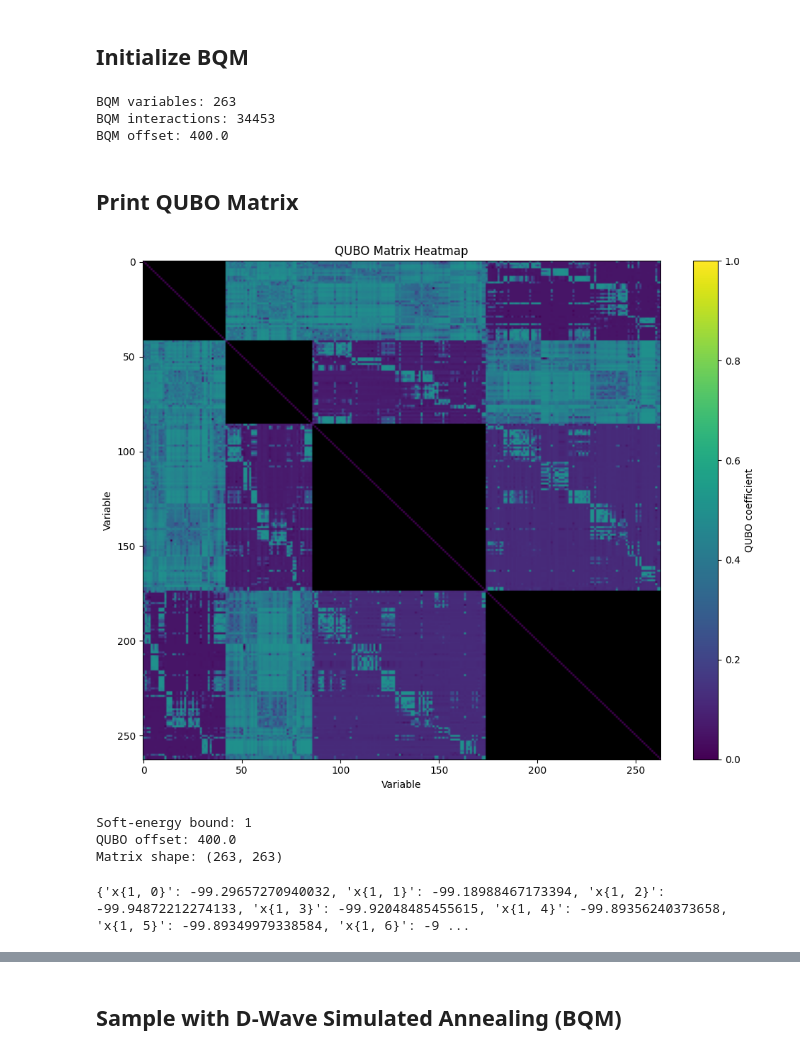
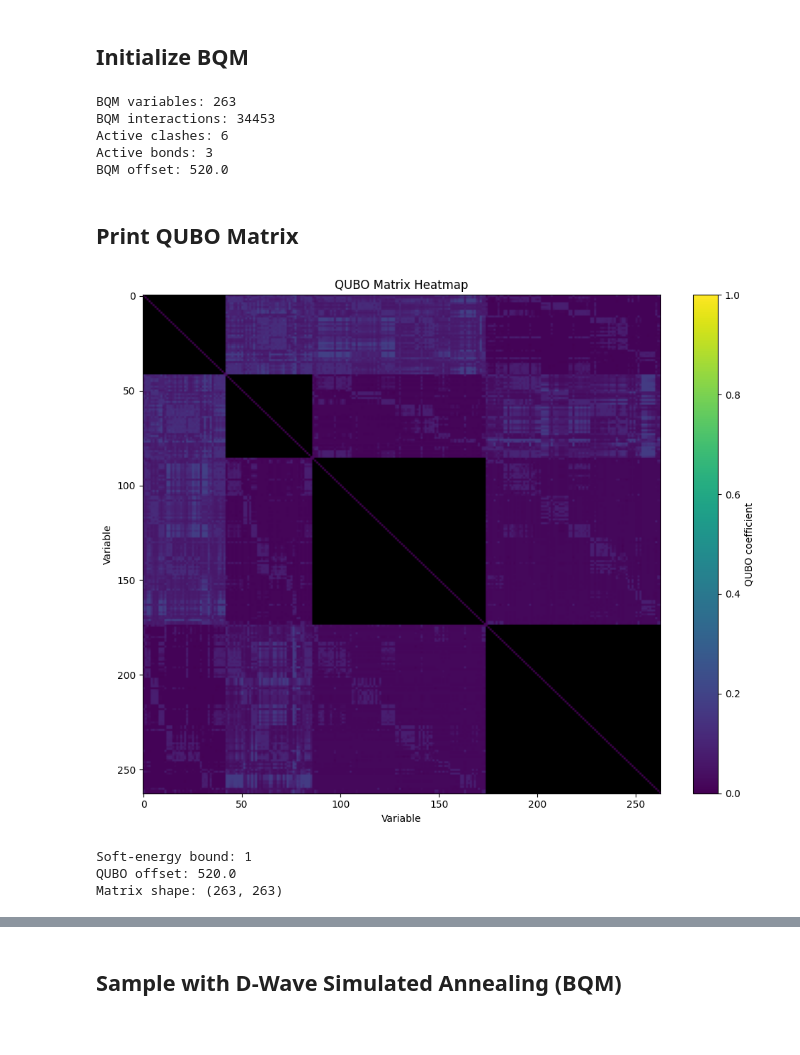
Before and after one commit to Joxy97/docking, a Jupyter notebook: main.ipynb, the cells around one changed output, grey strips where cells are left out. Drawn from its saved outputs; the diff is of its cells as text; code cells hidden in the pictures.

```diff
--- a/main.ipynb
+++ b/main.ipynb
@@ -125,0 +174,22 @@ for (i, j), df in clashes.items():
+# %%
+fig, axes = plt.subplots(1, 2, figsize=(12, 5))
+
+i, j = 1, 2
+
+# Non-bonding (clashes)
+axes[0].hist(clashes[i, j]["score"], bins=50, alpha=0.7)
+axes[0].set_title(f"Non-bonding ({i}-{j})")
+axes[0].set_xlabel("QUBO Units")
+axes[0].set_ylabel("Count")
+
+# Bonding
+axes[1].hist(bonds[i, j]["score"], bins=50, alpha=0.7)
+axes[1].set_title(f"Bonding ({i}-{j})")
+axes[1].set_xlabel("QUBO Units")
+axes[1].set_ylabel("Count")
+
+# Global title
+fig.suptitle("With Compression" if COMPRESSION else "Without Compression", fontsize=16)
+
+plt.tight_layout()
+plt.show()
@@ -134,7 +206,11 @@ if LOG_RUN:
 
     # save clashes
     for (i, j), df in clashes.items():
-        df.to_csv(f"{RUN_FOLDER}/data/pair_{i}_{j}_processed.csv", index=False)
+        df.to_csv(f"{RUN_FOLDER}/data/clash_{i}_{j}_processed.csv", index=False)
+
+    # save bonds
+    for (i, j), df in bonds.items():
+        df.to_csv(f"{RUN_FOLDER}/data/bond_{i}_{j}_processed.csv", index=False)
 # %% [markdown]
 # QUBO
 # %% [markdown]
@@ -282,21 +401,32 @@ def build_bqm(
 # %% [markdown]
 ## Initialize BQM
 # %%
+ACTIVE_CLASHES = sorted(clashes.keys())
+ACTIVE_BONDS = sorted(bonds.keys())
+
 bqm = build_bqm(
     fragments=fragments,
     clashes=clashes,
+    bonds=bonds,
     lambda_single=LAMBDA_FRAGMENT,
-    lambda_pair=LAMBDA_CLASH,
+    lambda_clash=LAMBDA_CLASH,
+    lambda_bond=LAMBDA_BOND,
     A=HARD_PENALTY,
+    include_clashes=ACTIVE_CLASHES,
+    include_bonds=ACTIVE_BONDS,
 )
 
 print("BQM variables:", len(bqm.variables))
 print("BQM interactions:", len(bqm.quadratic))
+print("Active clashes:", len(ACTIVE_CLASHES))
+print("Active bonds:", len(ACTIVE_BONDS))
 print("BQM offset:", bqm.offset)
 # %% [output]
 BQM variables: 263
 BQM interactions: 34453
-BQM offset: 400.0
+Active clashes: 6
+Active bonds: 3
+BQM offset: 520.0
 # %% [markdown]
 ## Print QUBO Matrix
 # %%
@@ -325,39 +455,35 @@ for (u, v), bias in Q.items():
     if i == j:
         Qmat[i, j] += bias
     else:
         Qmat[i, j] += bias / 2
         Qmat[j, i] += bias / 2
 
 # ---- plotting range for QUBO soft terms ----
-Emax = max(LAMBDA_FRAGMENT, LAMBDA_CLASH)
+Emax = max(LAMBDA_FRAGMENT, LAMBDA_CLASH, LAMBDA_BOND)
 Qmasked = np.ma.masked_where(Qmat > Emax, Qmat)
 
 # Colormap with masked values in black
 cmap = plt.cm.viridis.copy()
 cmap.set_bad("black")
 
 fig_qubo, ax_qubo = plt.subplots(figsize=(10, 8))
 im_qubo = ax_qubo.imshow(Qmasked, cmap=cmap, vmin=0, vmax=Emax, aspect="auto")
 fig_qubo.colorbar(im_qubo, ax=ax_qubo, label="QUBO coefficient")
 ax_qubo.set_title("QUBO Matrix Heatmap")
 ax_qubo.set_xlabel("Variable")
 ax_qubo.set_ylabel("Variable")
 fig_qubo.tight_layout()
 if LOG_RUN and "QUBO_FOLDER" in globals():
     qubo_png = QUBO_FOLDER / "qubo_matrix.png"
     fig_qubo.savefig(qubo_png, dpi=200, bbox_inches="tight")
     print(f"Saved QUBO matrix plot: {qubo_png}")
 plt.show()
 
 print(f"Soft-energy bound: {Emax}")
 print(f"QUBO offset: {offset}")
 print(f"Matrix shape: {Qmat.shape}")
 # %% [output]
-[figure, old version]
+[figure, new version]
 Soft-energy bound: 1
-QUBO offset: 400.0
+QUBO offset: 520.0
 Matrix shape: (263, 263)
-# %%
-bqm.linear
-# %% [output]
-{'x{1, 0}': -99.29657270940032, 'x{1, 1}': -99.18988467173394, 'x{1, 2}': -99.94872212274133, 'x{1, 3}': -99.92048485455615, 'x{1, 4}': -99.89356240373658, 'x{1, 5}': -99.89349979338584, 'x{1, 6}': -9 ...
```
Also changed, not shown: parts of 19 cells of this notebook, 18 other files.
